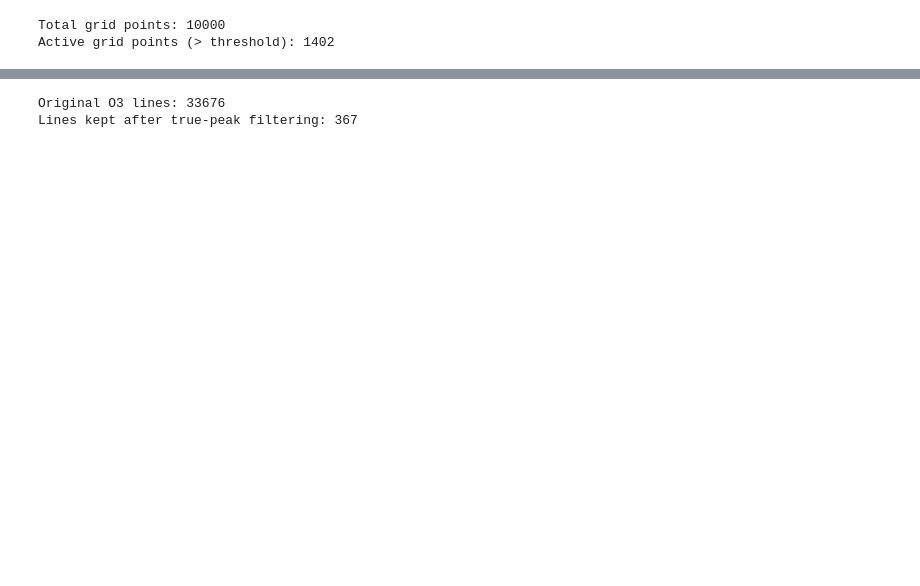
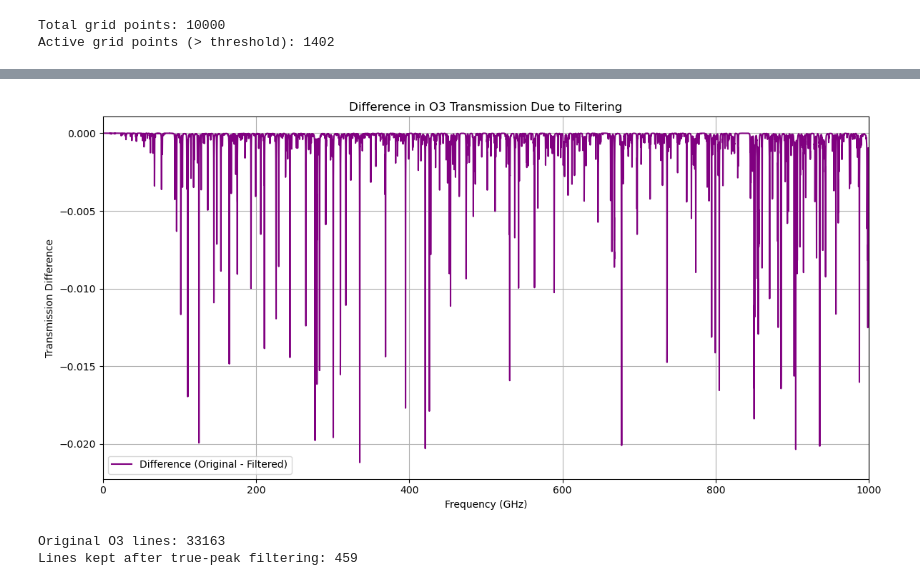
Before and after one commit to 1cosmologist/atmo3, a Jupyter notebook: notebooks/implementation_am_code/comparison_alpha_ozone_am.ipynb, the cells around one changed output, grey strips where cells are left out. Cells and saved outputs as stored; diff of their text form; code cells hidden in the pictures; blank space fills up the shorter version.

```diff
--- a/notebooks/implementation_am_code/comparison_alpha_ozone_am.ipynb
+++ b/notebooks/implementation_am_code/comparison_alpha_ozone_am.ipynb
@@ -544,3 +605,31 @@ print(f"Active grid points (> threshold): {len(active_frequencies_GHz)}")
 # %% [output]
 Total grid points: 10000
 Active grid points (> threshold): 1402
+# %%
+#Let's apply the mask to the hitran parameters
+
+f0_cm_filtered_1 = f0_cm[keep_line_mask]
+S_ref_cm_filtered_1 = S_ref_cm[keep_line_mask]
+gam_air_cm_filtered_1 = gam_air_cm[keep_line_mask]
+gam_self_cm_filtered_1 = gam_self_cm[keep_line_mask]
+n_temp_filtered_1 = n_air[keep_line_mask]
+E_low_cm_filtered_1 = E_low_cm[keep_line_mask]
+delta_air_cm_filtered_1 = delta_air_cm[keep_line_mask]
+
+k_o3_total_filtered_1 = calculate_o3_uncoupled_absorption(
+    frequencies_GHz, T, P_tot, P_o3,
+    f0_cm_filtered_1, S_ref_cm_filtered_1, gam_air_cm_filtered_1,
+    gam_self_cm_filtered_1, n_temp_filtered_1, E_low_cm_filtered_1, delta_air_cm_filtered_1
+)
+
+
+# 2. Compute the specific attenuation matrix (Nf, Nz)
+# Using your exact corrected dimensional logic (* 0.1 to get km^-1)
+alpha_km_filtered_1 = (k_o3_total_filtered_1[:, None] * o3_density_interp[None, :]) * 0.1
+
+# 3. Convert to dB/km
+gamma_o3_filtered_1 = alpha_km_filtered_1 * (10.0 / np.log(10.0))
+
+# 4. Compute the final transmission array
+# Assuming emission.attenuation_to_transmission integrates over the Nz axis
+transmission_O3_filtered_1 = emission.attenuation_to_transmission(gamma_o3_filtered_1, dz_O3)
@@ -547,3 +667,17 @@ Active grid points (> threshold): 1402
+# %%
+# Let's plot the total difference in transmission between the original and filtered O3 to see where the impact is most significant
+plt.figure(figsize=(12, 6))
+plt.plot(frequencies_GHz, transmission_O3 - transmission_O3_filtered_1, color='purple', label='Difference (Original - Filtered)')
+plt.title("Difference in O3 Transmission Due to Filtering")
+plt.xlabel("Frequency (GHz)")
+plt.ylabel("Transmission Difference")
+plt.xlim(0, 1000)
+plt.grid(True)
+plt.legend()
+plt.tight_layout()
+plt.show()
+# %% [output]
+[figure, added]
 # %%
 import numpy as np
 from hapi import partitionSum
@@ -597,7 +731,7 @@ def filter_o3_lines_by_exact_peak(
 T_strat = 220.0       # K
 P_strat = 30.0        # hPa
 P_o3_strat = 0.0      # Trace amount
-k_threshold = 3e-21   # cm^2 / molecule
+k_threshold = 1e-21   # cm^2 / molecule
 
 # Get the boolean mask of lines to keep
 keep_mask, peak_values = filter_o3_lines_by_exact_peak(
@@ -618,5 +752,5 @@ delta_air_cm_filtered = delta_air_cm[keep_mask]
 print(f"Original O3 lines: {len(f0_cm)}")
 print(f"Lines kept after true-peak filtering: {np.sum(keep_mask)}")
 # %% [output]
-Original O3 lines: 33676
-Lines kept after true-peak filtering: 367
+Original O3 lines: 33163
+Lines kept after true-peak filtering: 459
```
Also changed, not shown: parts of 10 cells of this notebook, 6 other files.
